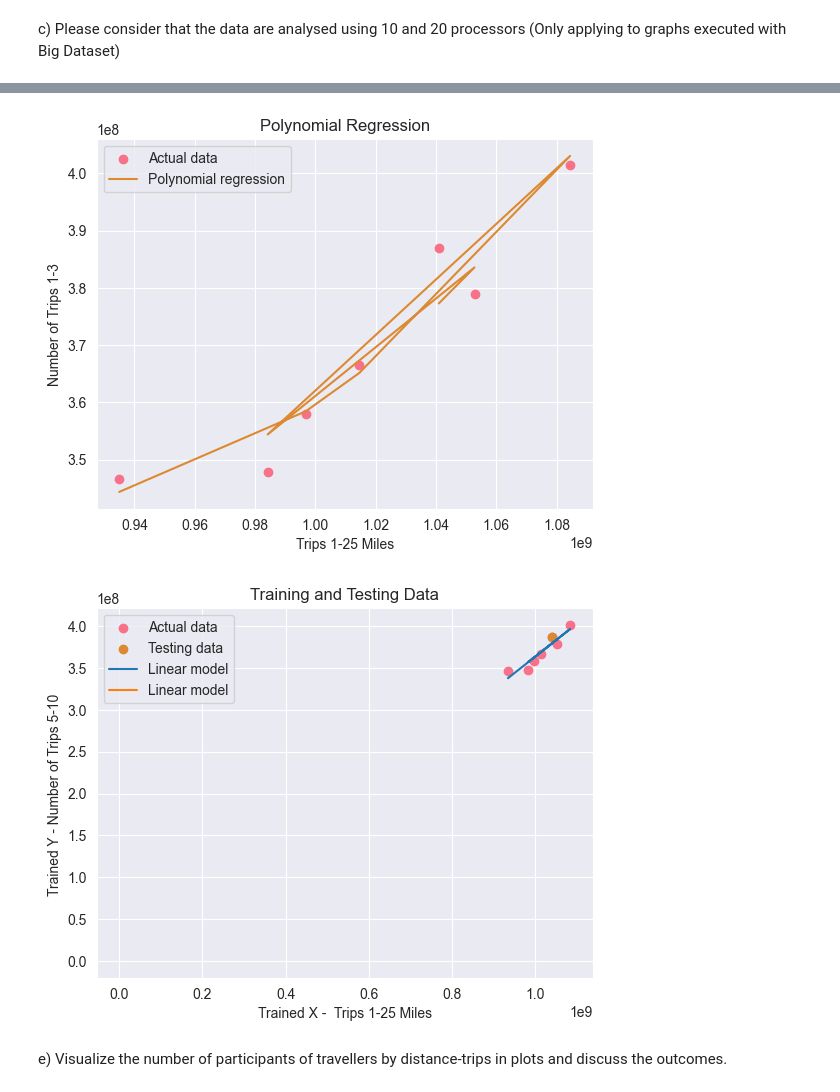
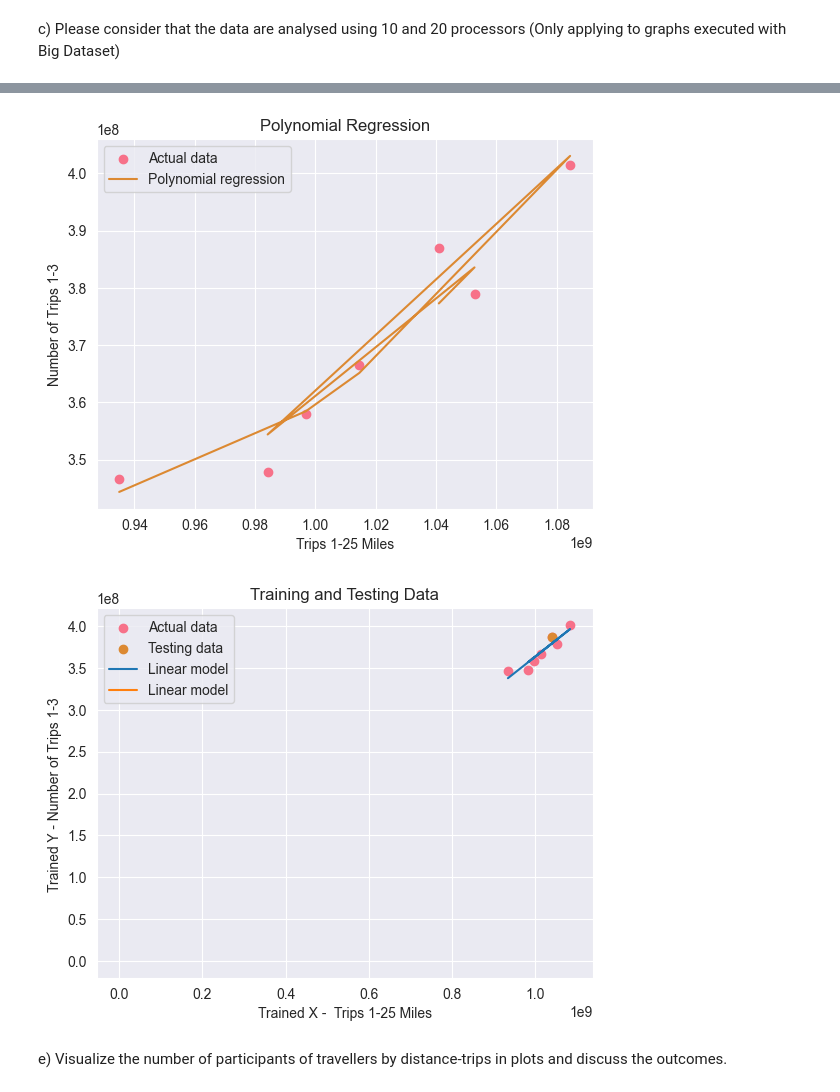
Before and after one commit to xavisec/Big-Data-Programming-Project, a Jupyter notebook: DataScience5004CMDXavia.ipynb, the cells around one changed output, grey strips where cells are left out. Cells and saved outputs as stored; diff of their text form; code cells hidden in the pictures.

```diff
--- a/DataScience5004CMDXavia.ipynb
+++ b/DataScience5004CMDXavia.ipynb
@@ -1162,7 +1171,10 @@ Finished Data for Graphs Second exercise in 0.64106 seconds
 startDate = TripsFullDataPandasNationalOnly['Date'].min()
 finishDate = TripsFullDataPandasNationalOnly['Date'].max()
 
-TripsByDistancePandasNationalOnlyWeek31 = dd.from_pandas(TripsByDistancePandasNationalOnly, npartitions=2)
+sizeBytes = TripsByDistancePandasNationalOnly.memory_usage(deep=True).sum()
+partitionSize= 100 * 1024**2  # 100MB in bytes
+npartitions = max(1, int(sizeBytes / partitionSize))
+TripsByDistancePandasNationalOnlyWeek31 = dd.from_pandas(TripsByDistancePandasNationalOnly, npartitions=npartitions)
 small_set = TripsByDistancePandasNationalOnlyWeek31[TripsByDistancePandasNationalOnlyWeek31["Date"].between(startDate, finishDate)].compute()
 
 
@@ -1229,7 +1241,7 @@ plt.scatter(X_test, y_test, color=colors[1], label='Testing data')
 plt.plot(x_model, y_pred_linear, colors[2], label='Linear model')
 
 plt.xlabel('Trained X -  Trips 1-25 Miles')
-plt.ylabel('Trained Y - Number of Trips 5-10 ')
+plt.ylabel('Trained Y - Number of Trips 1-3 ')
 plt.title('Training and Testing Data')
 plt.legend()
 plt.savefig("./DataSources/GraphicalAnswers/TrainedValues.png")
@@ -1256,6 +1268,6 @@ predicted response:
 [figure]
 [figure]
-[figure, old version]
+[figure, new version]
 # %% [markdown]
 e) Visualize the number of participants of travellers by distance-trips in plots and discuss the outcomes.
 # %%
```
Also changed, not shown: parts of 4 cells of this notebook.
